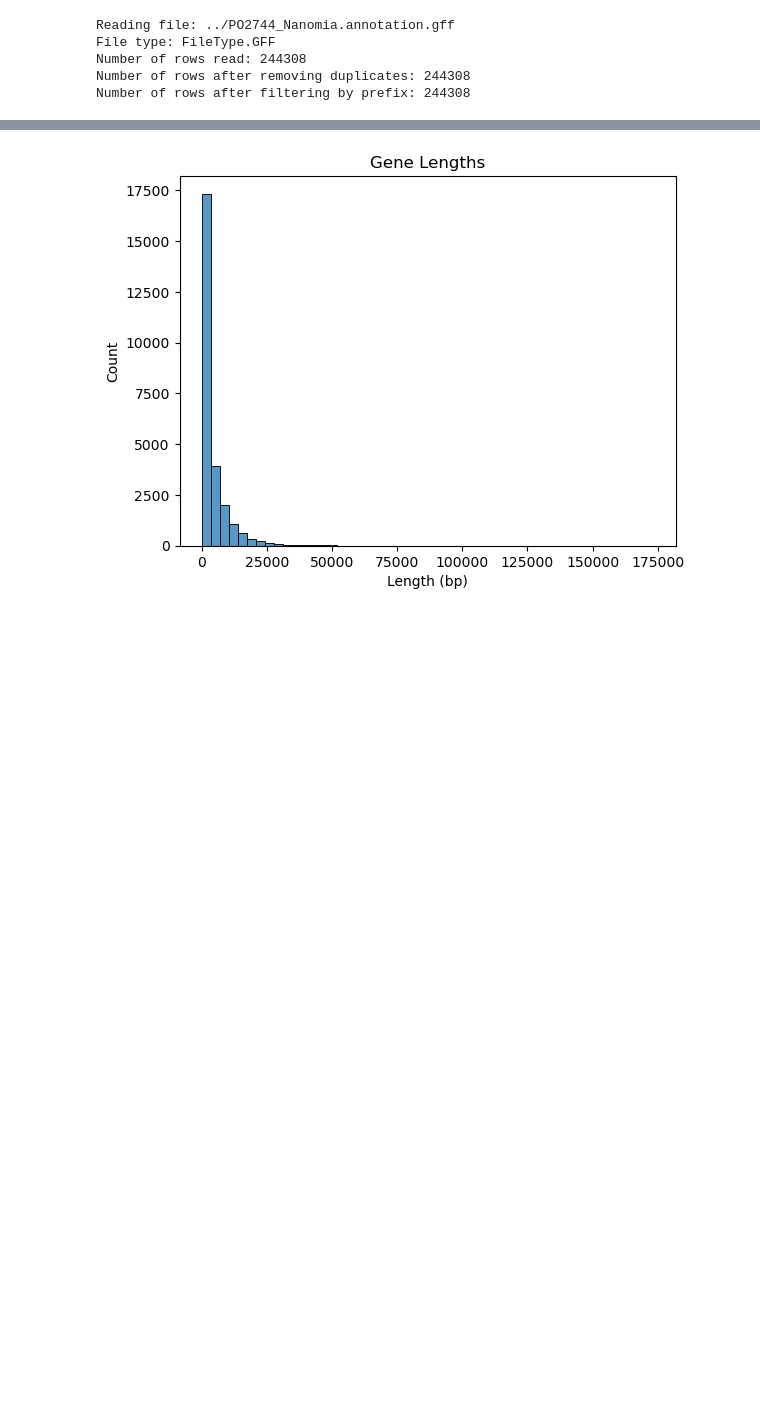
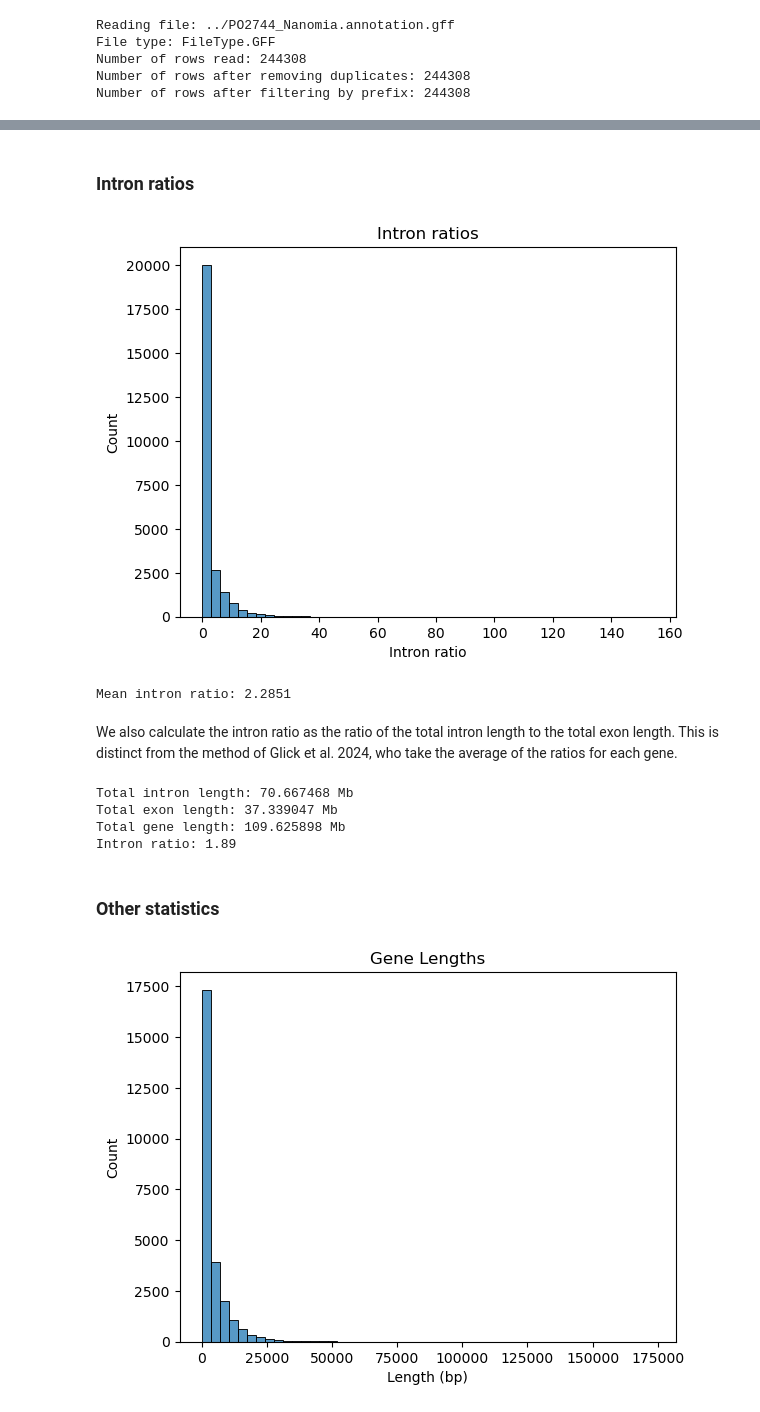
Before and after one commit to dunnlab/nanomia_genome, a Jupyter notebook: analyses_annotation/gene_notebook.ipynb, the cells around one changed output, grey strips where cells are left out. Cells and saved outputs as stored; diff of their text form; code cells hidden in the pictures; blank space fills up the shorter version.

Commit message:
clarify intron ratio analyses, use mean

```diff
--- a/analyses_annotation/gene_notebook.ipynb
+++ b/analyses_annotation/gene_notebook.ipynb
@@ -22,3 +62,38 @@ Number of rows after filtering by prefix: 244308
+# %% [markdown]
+### Intron ratios
+# %%
+# Histogram of intron ratios
+plt.figure()
+sns.histplot(df_genes["intron_ratio"], bins=50)
+plt.title("Intron ratios")
+plt.xlabel("Intron ratio")
+plt.ylabel("Count")
+plt.show()
+# %% [output]
+[figure, added]
+# %%
+# Mean intron ratio
+mean_intron_ratio = df_genes["intron_ratio"].mean()
+print(f"Mean intron ratio: {mean_intron_ratio:.4f}")
+# %% [output]
+Mean intron ratio: 2.2851
+# %% [markdown]
+We also calculate the intron ratio as the ratio of the total intron length to the total exon length. This is distinct from the method of Glick et al. 2024, who take the average of the ratios for each gene.
+# %%
+length_introns = df_introns["length"].sum()
+length_exons = df_exons["length"].sum()
+length_genes = df_genes["length"].sum()
+print(f"Total intron length: {length_introns/1e6} Mb")
+print(f"Total exon length: {length_exons/1e6} Mb")
+print(f"Total gene length: {length_genes/1e6} Mb")
+print(f"Intron ratio: {length_introns/length_exons:.2f}")
+# %% [output]
+Total intron length: 70.667468 Mb
+Total exon length: 37.339047 Mb
+Total gene length: 109.625898 Mb
+Intron ratio: 1.89
+# %% [markdown]
+### Other statistics
 # %%
 # Histogram of gene lengths
 plt.figure()
```
Also changed, not shown: parts of 8 cells of this notebook, 1 other file.
